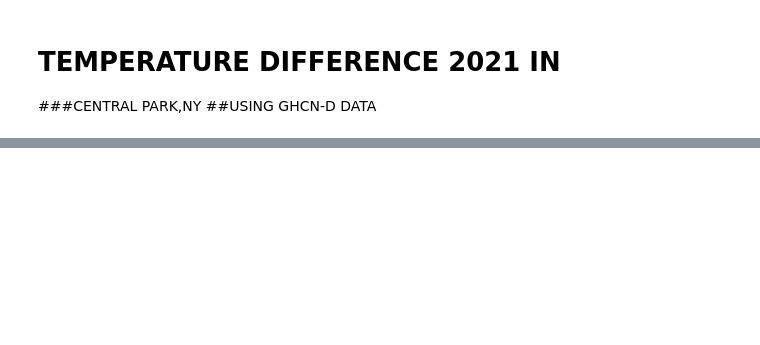
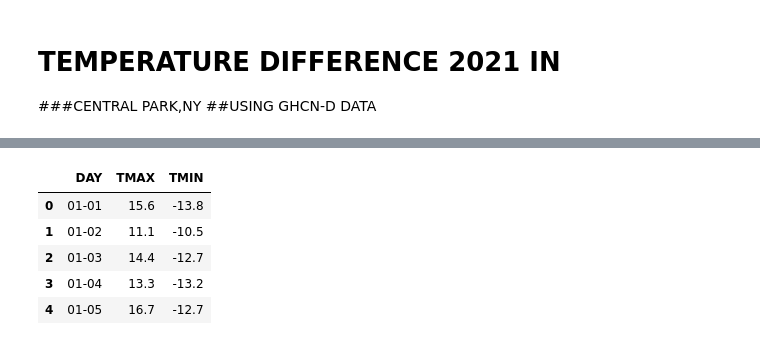
Before and after one commit to Ansuman09/RESUME, a Jupyter notebook: ComparinngTemp.ipynb, the cells around one changed output, grey strips where cells are left out. Drawn from its saved outputs; the diff is of its cells as text; code cells hidden in the pictures; blank space fills up the shorter version.

```diff
--- a/ComparinngTemp.ipynb
+++ b/ComparinngTemp.ipynb
@@ -90,0 +79,23 @@ plt.margins(x=0)
+# %%
+
+#code for leaving out leapdays
+temp_data.drop('02-29',inplace=True)
+
+#code for year 2015 using pivot table
+weather_data.DATE=pd.to_datetime(weather_data.DATE)
+df=weather_data[((weather_data['ELEMENT']=='TMAX') | (weather_data['ELEMENT']=='TMIN')) & (weather_data.DATE>='2021')]
+df=df.set_index('ELEMENT')
+df.sort_index(inplace=True)
+df2021=pd.pivot_table(df,values=['VALUE1'],index=['DAY'],columns=['ELEMENT'])
+df2021.columns=['TMAX','TMIN']
+
+temp_data.reset_index(inplace=True)
+df2021.reset_index(inplace=True)
+temp_data.head()
+# %% [output]
+|  | DAY | TMAX | TMIN |
+| 0 | 01-01 | 15.6 | -13.8 |
+| 1 | 01-02 | 11.1 | -10.5 |
+| 2 | 01-03 | 14.4 | -12.7 |
+| 3 | 01-04 | 13.3 | -13.2 |
+| 4 | 01-05 | 16.7 | -12.7 |
```
Also changed, not shown: parts of 8 cells of this notebook.
